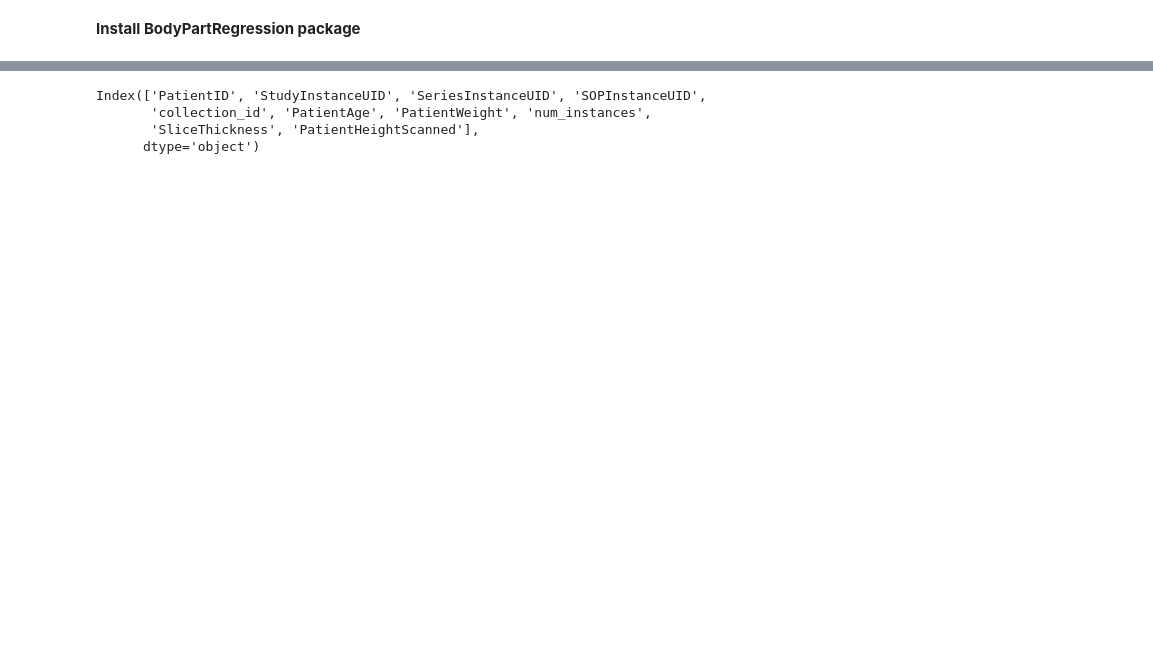
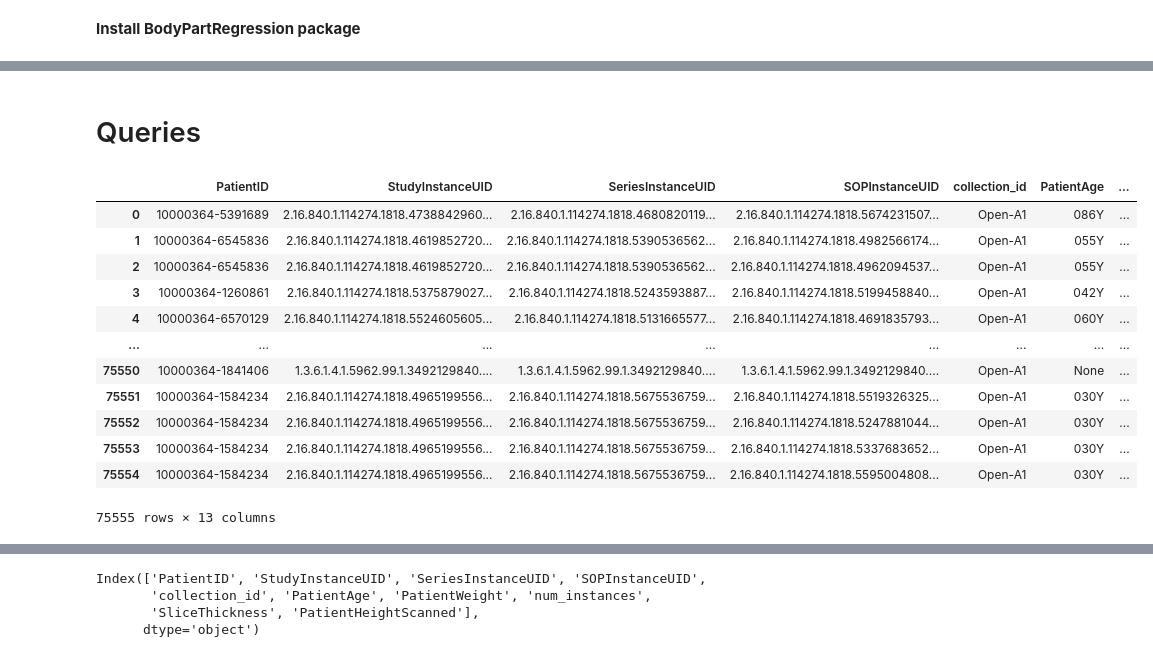
Before and after one commit to deepakri201/MIDRC_colab, a Jupyter notebook: MIDRC_BPR_by_series.ipynb, the cells around one changed output, grey strips where cells are left out. Cells and saved outputs as stored; diff of their text form; code cells hidden in the pictures; blank space fills up the shorter version.

Commit message:
Modifying the query to remove series with missing slices

```diff
--- a/MIDRC_BPR_by_series.ipynb
+++ b/MIDRC_BPR_by_series.ipynb
@@ -117,3 +135,5 @@ import json
 import matplotlib.pyplot as plt
 from matplotlib import transforms
 from matplotlib.colors import ListedColormap
+# %% [markdown]
+# Queries
@@ -120 +241,17 @@ from matplotlib.colors import ListedColormap
+# %%
+ct_limited_open_a1_r1_new
+# %% [output]
+|  | PatientID | StudyInstanceUID | SeriesInstanceUID | SOPInstanceUID | collection_id | PatientAge | ... |
+| 0 | 10000364-5391689 | 2.16.840.1.114274.1818.4738842960... | 2.16.840.1.114274.1818.4680820119... | 2.16.840.1.114274.1818.5674231507... | Open-A1 | 086Y | ... |
+| 1 | 10000364-6545836 | 2.16.840.1.114274.1818.4619852720... | 2.16.840.1.114274.1818.5390536562... | 2.16.840.1.114274.1818.4982566174... | Open-A1 | 055Y | ... |
+| 2 | 10000364-6545836 | 2.16.840.1.114274.1818.4619852720... | 2.16.840.1.114274.1818.5390536562... | 2.16.840.1.114274.1818.4962094537... | Open-A1 | 055Y | ... |
+| 3 | 10000364-1260861 | 2.16.840.1.114274.1818.5375879027... | 2.16.840.1.114274.1818.5243593887... | 2.16.840.1.114274.1818.5199458840... | Open-A1 | 042Y | ... |
+| 4 | 10000364-6570129 | 2.16.840.1.114274.1818.5524605605... | 2.16.840.1.114274.1818.5131665577... | 2.16.840.1.114274.1818.4691835793... | Open-A1 | 060Y | ... |
+| ... | ... | ... | ... | ... | ... | ... | ... |
+| 75550 | 10000364-1841406 | 1.3.6.1.4.1.5962.99.1.3492129840.... | 1.3.6.1.4.1.5962.99.1.3492129840.... | 1.3.6.1.4.1.5962.99.1.3492129840.... | Open-A1 | None | ... |
+| 75551 | 10000364-1584234 | 2.16.840.1.114274.1818.4965199556... | 2.16.840.1.114274.1818.5675536759... | 2.16.840.1.114274.1818.5519326325... | Open-A1 | 030Y | ... |
+| 75552 | 10000364-1584234 | 2.16.840.1.114274.1818.4965199556... | 2.16.840.1.114274.1818.5675536759... | 2.16.840.1.114274.1818.5247881044... | Open-A1 | 030Y | ... |
+| 75553 | 10000364-1584234 | 2.16.840.1.114274.1818.4965199556... | 2.16.840.1.114274.1818.5675536759... | 2.16.840.1.114274.1818.5337683652... | Open-A1 | 030Y | ... |
+| 75554 | 10000364-1584234 | 2.16.840.1.114274.1818.4965199556... | 2.16.840.1.114274.1818.5675536759... | 2.16.840.1.114274.1818.5595004808... | Open-A1 | 030Y | ... |
+75555 rows × 13 columns
 # %%
```
Also changed, not shown: parts of 13 cells of this notebook.
